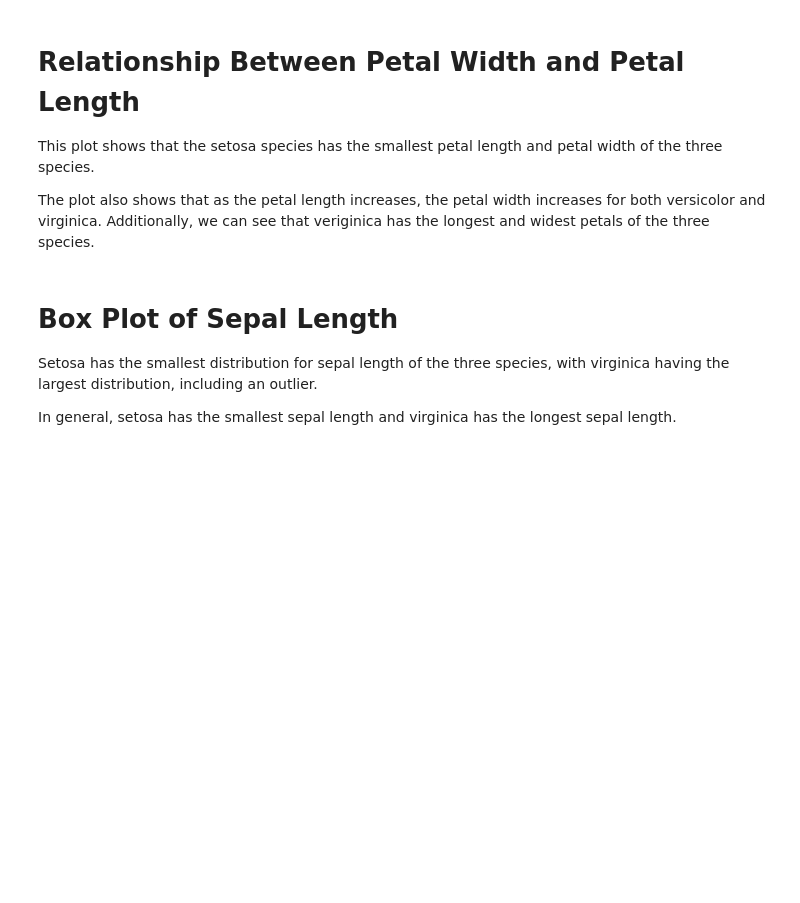
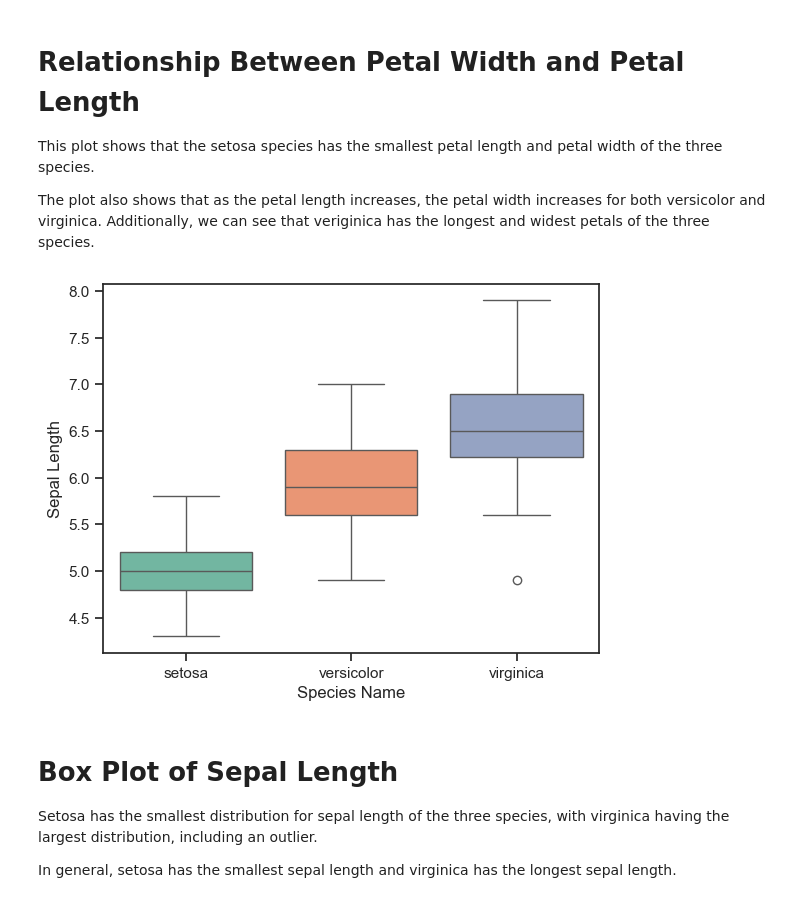
Before and after one commit to nhansen23/datafun-04-jupyter, a Jupyter notebook: nicole_eda.ipynb, the cells around one changed output. Drawn from its saved outputs; the diff is of its cells as text; code cells hidden in the pictures; blank space fills up the shorter version.

```diff
--- a/nicole_eda.ipynb
+++ b/nicole_eda.ipynb
@@ -129,8 +186,10 @@ longest and widest petals of the three species.
 # %%
 # Box and Whisker Plots
 #plt.figure(figsize=(8,4))
-sns.boxplot(data=df, x='Species Name', y='Sepal Length', palette='Set2')
+sns.boxplot(data=df, x='Species Name', y='Sepal Length', hue='Species Name', palette='Set2')
 plt.show()
+# %% [output]
+[figure, added]
 # %% [markdown]
 # Box Plot of Sepal Length
 Setosa has the smallest distribution for sepal length of the
```
Also changed, not shown: parts of 10 cells of this notebook.
